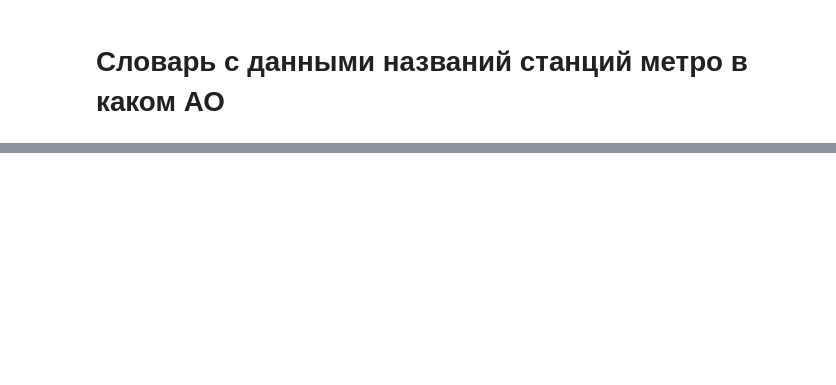
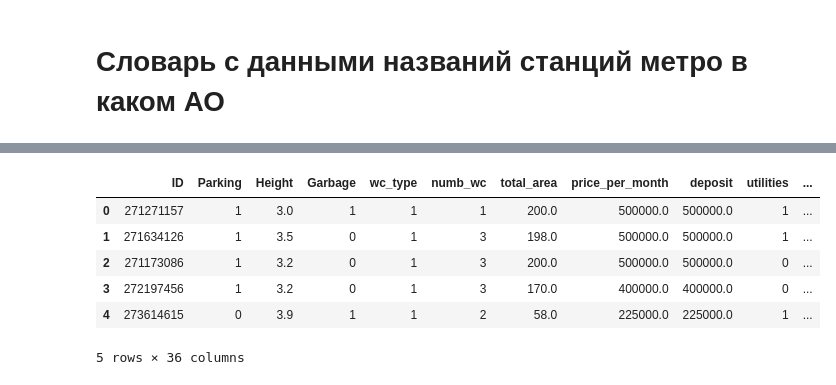
Before and after one commit to vasevooo/EDA-Real-Estate, a Jupyter notebook: preprocessing.ipynb, the cells around one changed output, grey strips where cells are left out. Cells and saved outputs as stored; diff of their text form; code cells hidden in the pictures; blank space fills up the shorter version.

```diff
--- a/preprocessing.ipynb
+++ b/preprocessing.ipynb
@@ -425,0 +503,10 @@ dct = {
+# %%
+df.head(5)
+# %% [output]
+|  | ID | Parking | Height | Garbage | wc_type | numb_wc | total_area | price_per_month | deposit | utilities | ... |
+| 0 | 271271157 | 1 | 3.0 | 1 | 1 | 1 | 200.0 | 500000.0 | 500000.0 | 1 | ... |
+| 1 | 271634126 | 1 | 3.5 | 0 | 1 | 3 | 198.0 | 500000.0 | 500000.0 | 1 | ... |
+| 2 | 271173086 | 1 | 3.2 | 0 | 1 | 3 | 200.0 | 500000.0 | 500000.0 | 0 | ... |
+| 3 | 272197456 | 1 | 3.2 | 0 | 1 | 3 | 170.0 | 400000.0 | 400000.0 | 0 | ... |
+| 4 | 273614615 | 0 | 3.9 | 1 | 1 | 2 | 58.0 | 225000.0 | 225000.0 | 1 | ... |
+5 rows × 36 columns
```
Also changed, not shown: parts of 19 cells of this notebook, 1 other file.
